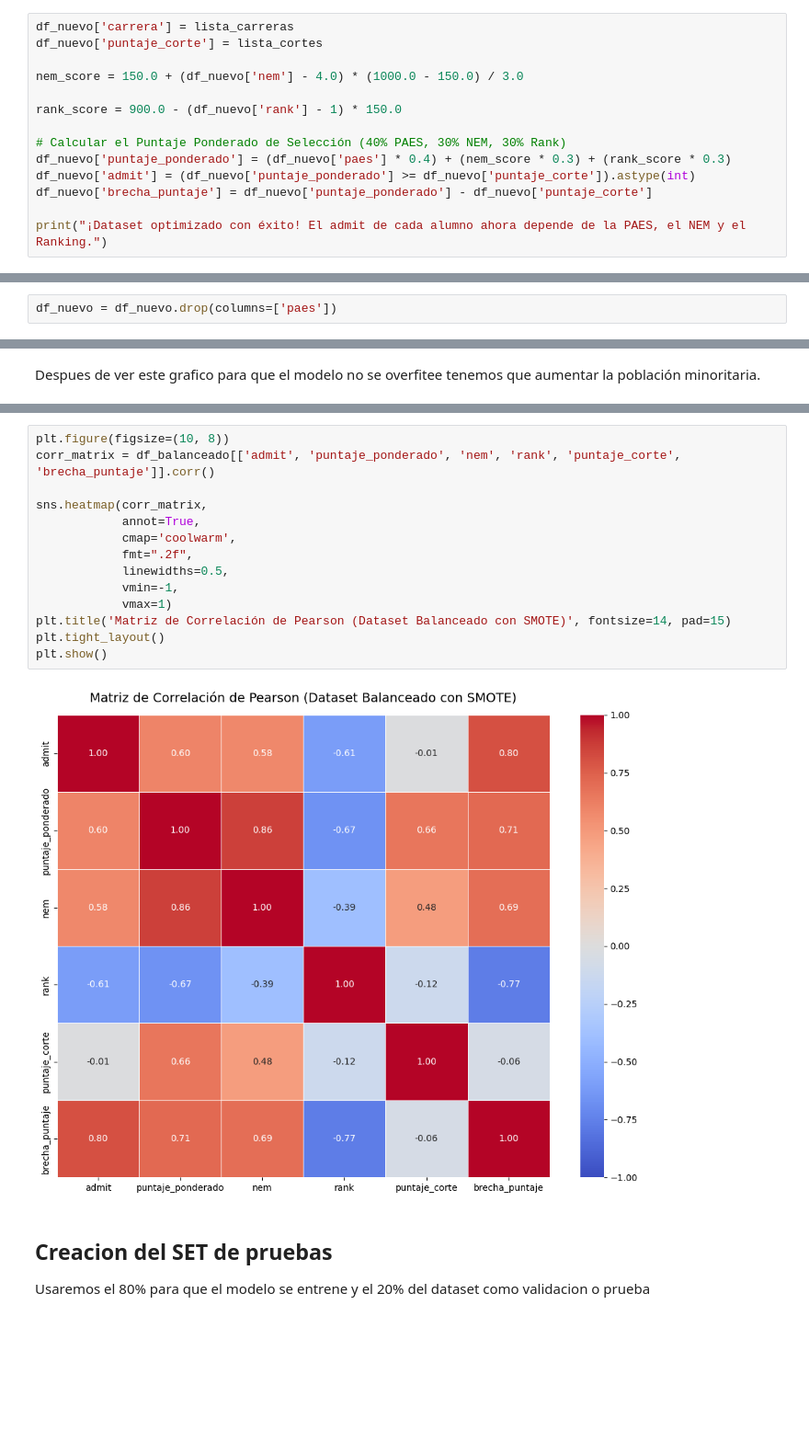
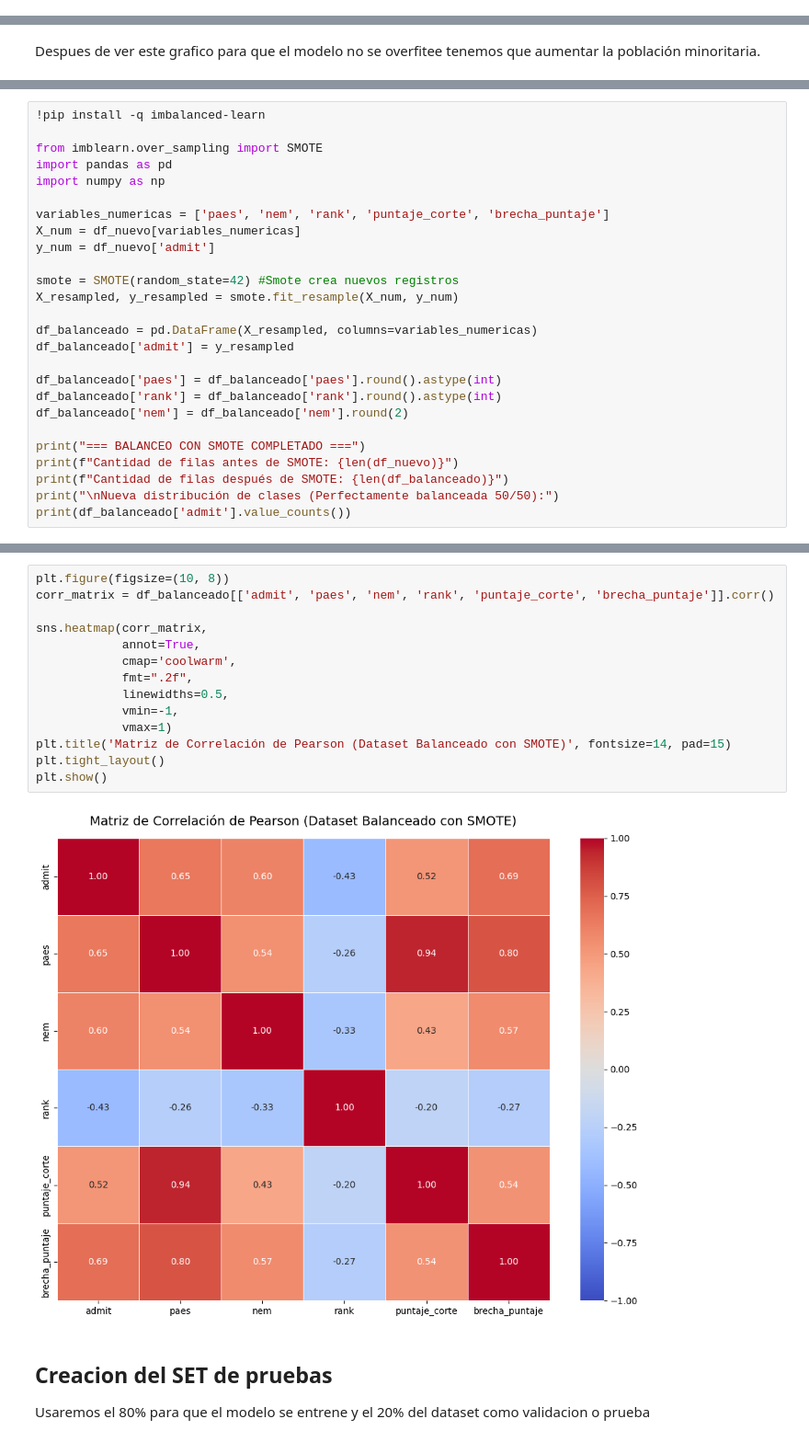
Before and after one commit to Ruhtenio/Mineria_Datos002D, a Jupyter notebook: proyecto_base_mineria.ipynb, the cells around one changed output, grey strips where cells are left out. Shown at 92% size. Cells and saved outputs as stored; diff of their text form; blank space fills up the shorter version.

```diff
--- a/proyecto_base_mineria.ipynb
+++ b/proyecto_base_mineria.ipynb
@@ -695,14 +723,0 @@ Aqui creamos una funcion para asignar la carrera coherentemente con los puntajes
-# %%
-df_nuevo['carrera'] = lista_carreras
-df_nuevo['puntaje_corte'] = lista_cortes
-
-nem_score = 150.0 + (df_nuevo['nem'] - 4.0) * (1000.0 - 150.0) / 3.0
-
-rank_score = 900.0 - (df_nuevo['rank'] - 1) * 150.0
-
-# Calcular el Puntaje Ponderado de Selección (40% PAES, 30% NEM, 30% Rank)
-df_nuevo['puntaje_ponderado'] = (df_nuevo['paes'] * 0.4) + (nem_score * 0.3) + (rank_score * 0.3)
-df_nuevo['admit'] = (df_nuevo['puntaje_ponderado'] >= df_nuevo['puntaje_corte']).astype(int)
-df_nuevo['brecha_puntaje'] = df_nuevo['puntaje_ponderado'] - df_nuevo['puntaje_corte']
-
-print("¡Dataset optimizado con éxito! El admit de cada alumno ahora depende de la PAES, el NEM y el Ranking.")
@@ -786,2 +750,0 @@ Al tener el puntaje ponderado y calculado vamos eliminar paes para evitar la mul
-# %%
-df_nuevo = df_nuevo.drop(columns=['paes'])
@@ -996,0 +846,26 @@ Se encontraron 3 estudiantes que cumplen estas condiciones:
+# %%
+!pip install -q imbalanced-learn
+
+from imblearn.over_sampling import SMOTE
+import pandas as pd
+import numpy as np
+
+variables_numericas = ['paes', 'nem', 'rank', 'puntaje_corte', 'brecha_puntaje']
+X_num = df_nuevo[variables_numericas]
+y_num = df_nuevo['admit']
+
+smote = SMOTE(random_state=42) #Smote crea nuevos registros
+X_resampled, y_resampled = smote.fit_resample(X_num, y_num)
+
+df_balanceado = pd.DataFrame(X_resampled, columns=variables_numericas)
+df_balanceado['admit'] = y_resampled
+
+df_balanceado['paes'] = df_balanceado['paes'].round().astype(int)
+df_balanceado['rank'] = df_balanceado['rank'].round().astype(int)
+df_balanceado['nem'] = df_balanceado['nem'].round(2)
+
+print("=== BALANCEO CON SMOTE COMPLETADO ===")
+print(f"Cantidad de filas antes de SMOTE: {len(df_nuevo)}")
+print(f"Cantidad de filas después de SMOTE: {len(df_balanceado)}")
+print("\nNueva distribución de clases (Perfectamente balanceada 50/50):")
+print(df_balanceado['admit'].value_counts())
@@ -997,19 +927,19 @@ Se encontraron 3 estudiantes que cumplen estas condiciones:
 # %%
 plt.figure(figsize=(10, 8))
-corr_matrix = df_balanceado[['admit', 'puntaje_ponderado', 'nem', 'rank', 'puntaje_corte', 'brecha_puntaje']].corr()
+corr_matrix = df_balanceado[['admit', 'paes', 'nem', 'rank', 'puntaje_corte', 'brecha_puntaje']].corr()
 
 sns.heatmap(corr_matrix,
             annot=True,
             cmap='coolwarm',
             fmt=".2f",
             linewidths=0.5,
             vmin=-1,
             vmax=1)
 plt.title('Matriz de Correlación de Pearson (Dataset Balanceado con SMOTE)', fontsize=14, pad=15)
 plt.tight_layout()
 plt.show()
 # %% [output]
-[figure, old version]
+[figure, new version]
 # %% [markdown]
 ## Creacion del SET de pruebas
 
```
Also changed, not shown: parts of 81 cells of this notebook.
